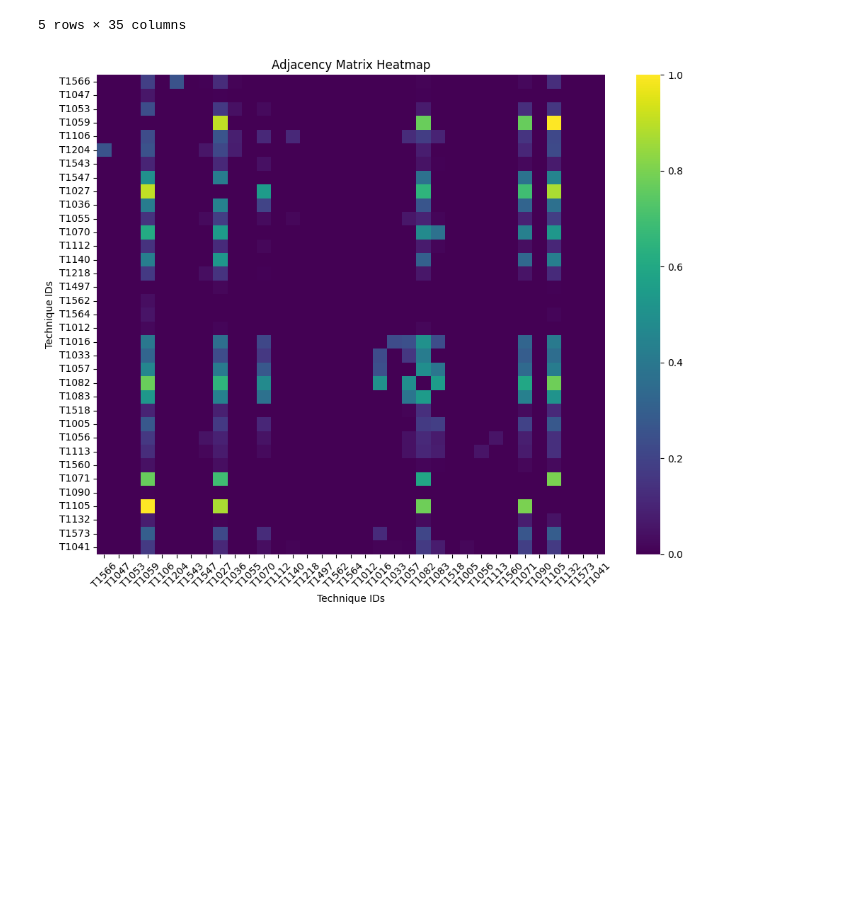
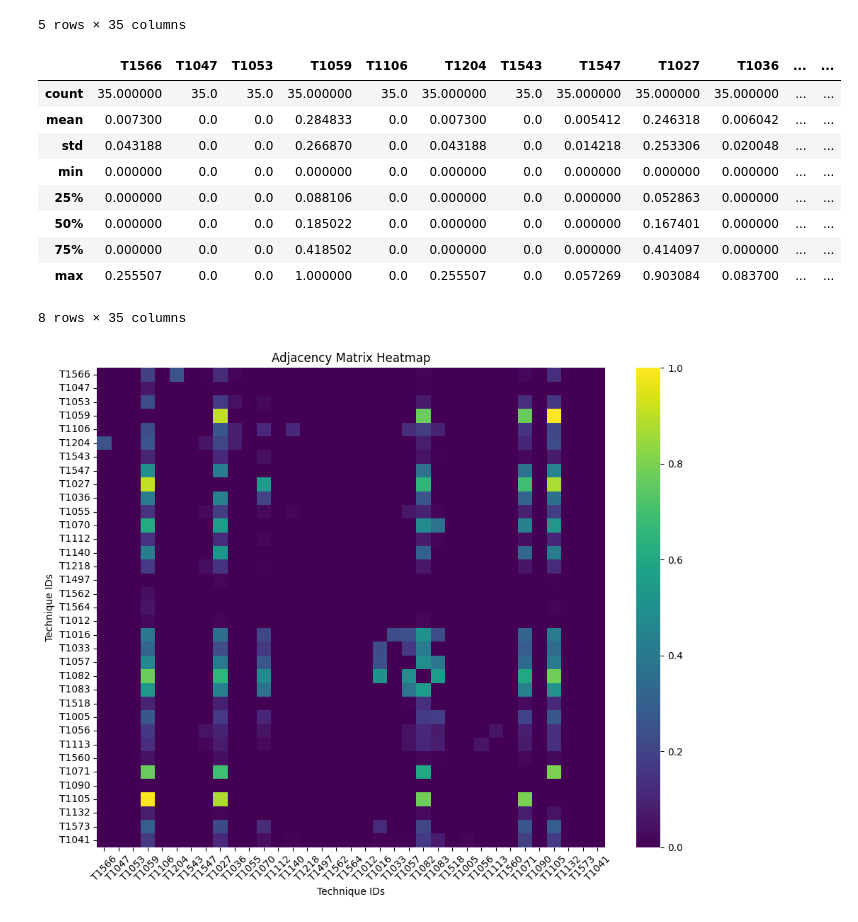
Before and after one commit to Manvi-Kaur/Exploring-Methods-of-Studying-Ransomware-Correlations, a Jupyter notebook: clustering1.ipynb, the cells around one changed output. Drawn from its saved outputs; the diff is of its cells as text; code cells hidden in the pictures; blank space fills up the shorter version.

```diff
--- a/clustering1.ipynb
+++ b/clustering1.ipynb
@@ -21,6 +21,19 @@ df_cluster.head()
 | T1059 | 0.0 | 0 | 0 | 0.000000 | 0 | 0.000000 | 0 | 0.000000 | 0.903084 | 0.000000 | ... | ... |
 | T1106 | 0.0 | 0 | 0 | 0.229075 | 0 | 0.000000 | 0 | 0.000000 | 0.259912 | 0.083700 | ... | ... |
 5 rows × 35 columns
+# %%
+df.describe()
+# %% [output]
+|  | T1566 | T1047 | T1053 | T1059 | T1106 | T1204 | T1543 | T1547 | T1027 | T1036 | ... | ... |
+| count | 35.000000 | 35.0 | 35.0 | 35.000000 | 35.0 | 35.000000 | 35.0 | 35.000000 | 35.000000 | 35.000000 | ... | ... |
+| mean | 0.007300 | 0.0 | 0.0 | 0.284833 | 0.0 | 0.007300 | 0.0 | 0.005412 | 0.246318 | 0.006042 | ... | ... |
+| std | 0.043188 | 0.0 | 0.0 | 0.266870 | 0.0 | 0.043188 | 0.0 | 0.014218 | 0.253306 | 0.020048 | ... | ... |
+| min | 0.000000 | 0.0 | 0.0 | 0.000000 | 0.0 | 0.000000 | 0.0 | 0.000000 | 0.000000 | 0.000000 | ... | ... |
+| 25% | 0.000000 | 0.0 | 0.0 | 0.088106 | 0.0 | 0.000000 | 0.0 | 0.000000 | 0.052863 | 0.000000 | ... | ... |
+| 50% | 0.000000 | 0.0 | 0.0 | 0.185022 | 0.0 | 0.000000 | 0.0 | 0.000000 | 0.167401 | 0.000000 | ... | ... |
+| 75% | 0.000000 | 0.0 | 0.0 | 0.418502 | 0.0 | 0.000000 | 0.0 | 0.000000 | 0.414097 | 0.000000 | ... | ... |
+| max | 0.255507 | 0.0 | 0.0 | 1.000000 | 0.0 | 0.255507 | 0.0 | 0.057269 | 0.903084 | 0.083700 | ... | ... |
+8 rows × 35 columns
 # %%
 plt.figure(figsize=(10, 8))
 sns.heatmap(df, cmap='viridis')  # Adjust the colormap as needed
```
